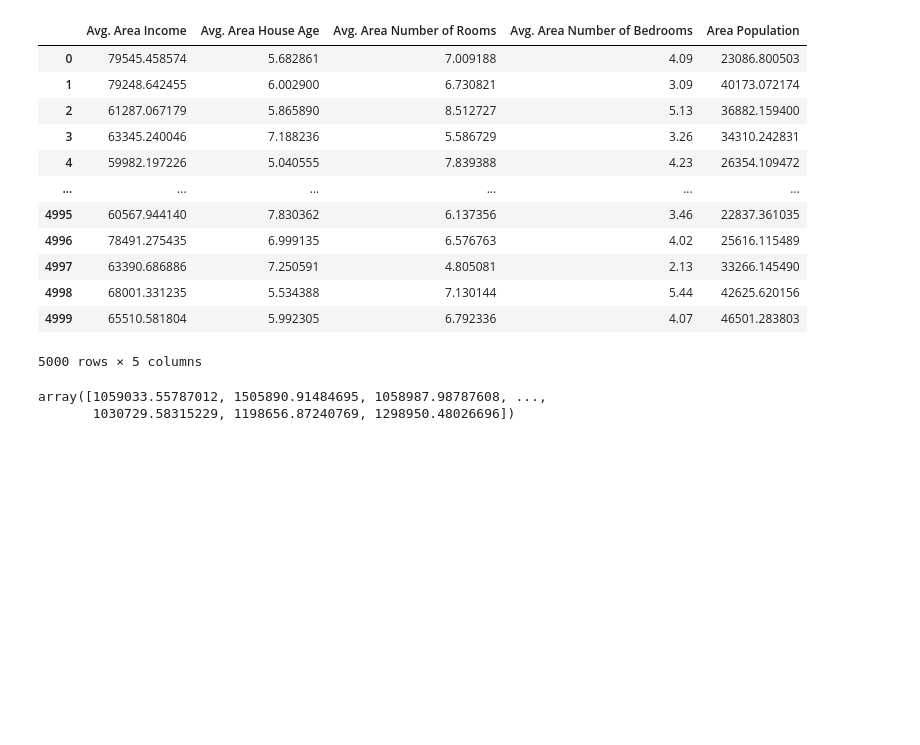
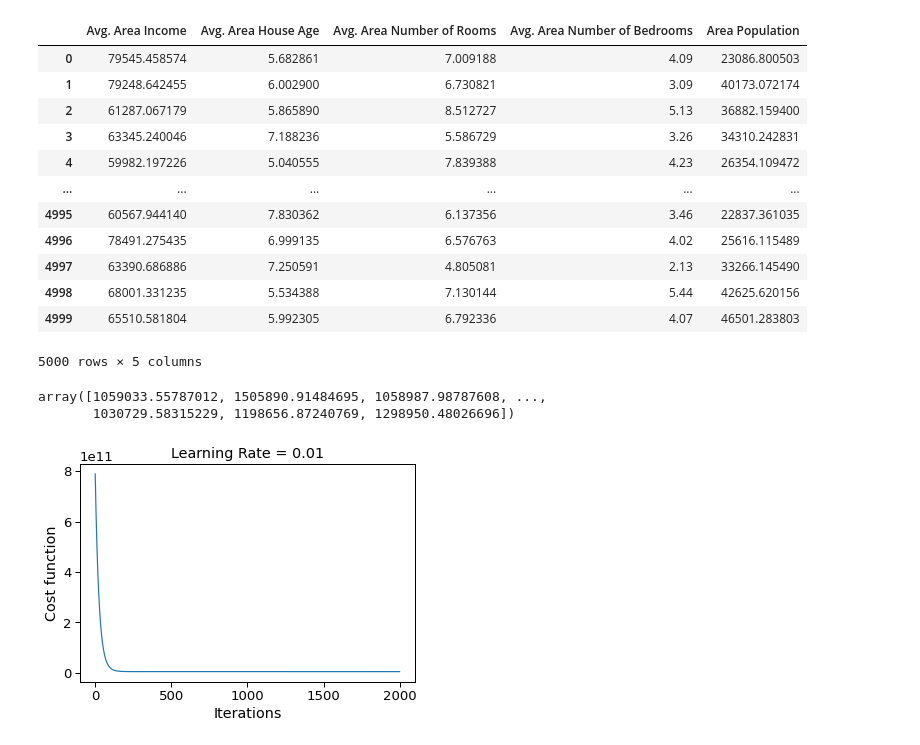
Before and after one commit to ThanhHung2112/Machine_learning, a Jupyter notebook: GD_HPP.ipynb, the cells around one changed output. Drawn from its saved outputs; the diff is of its cells as text; code cells hidden in the pictures; blank space fills up the shorter version.

```diff
--- a/GD_HPP.ipynb
+++ b/GD_HPP.ipynb
@@ -156,29 +157,9 @@ X_b = np.c_[np.ones((5000, 1)), X_transform]
 #GRADIENT DESCENT
 
 alpha = 0.01 #Step size
-iterations = 6000 #No. of iterations
+iterations = 2000 #No. of iterations
 m = y.size #No. of data points
 #y.size
 np.random.seed(123) #Set the seed
 theta = np.random.rand(6,1) #Pick some random values to start with
+J_history=[]
-# %%
-#GRADIENT DESCENT
-def gradient_descent(x, y, theta, iterations, alpha):
-    past_costs = []
-    past_thetas = [theta]
-    prediction_list=[]
-    for i in range(iterations):
-        prediction = np.dot(x, theta)
-        prediction_list.append(prediction)
-        error = prediction - y
-        cost = 1/(2*m) * np.dot(error.T, error)
-        past_costs.append(cost)
-        theta = theta - (alpha * (1/m) * np.dot(x.T, error))
-        #print(theta)
-        past_thetas.append(theta)
-
-    return prediction_list,past_thetas, past_costs,error
-
-#Pass the relevant variables to the function and get the new values back...
-prediction_list,past_thetas, past_costs,error = gradient_descent(X_b, y, theta, iterations, alpha)
-theta = past_thetas[-1]
@@ -191,0 +166,22 @@ plt.show()
+# %%
+def Gradient_Descent (x, y, alpha, theta, m, iterations):
+
+    for iteration in range(iterations):
+        gradients = 2/m * x.T.dot(x.dot(theta) - y.reshape(-1,1))
+        theta = theta - alpha * gradients
+        J_history.append(np.sum((x.dot(theta) - y.reshape(-1,1))**2)/(2*m))
+
+    return J_history
+
+J_historys = Gradient_Descent (X, y, alpha, theta, m, iterations)
+# %%
+def plot (iterations, J_historys, alpha):
+
+    plt.plot(range(iterations), J_historys)
+    plt.xlabel('Iterations')
+    plt.ylabel('Cost function')
+    plt.title(f'Learning Rate = {alpha}');
+    plt.show()
+plot (iterations, J_history, alpha)
+# %% [output]
+[figure, added]
```
Also changed, not shown: parts of 5 cells of this notebook.
